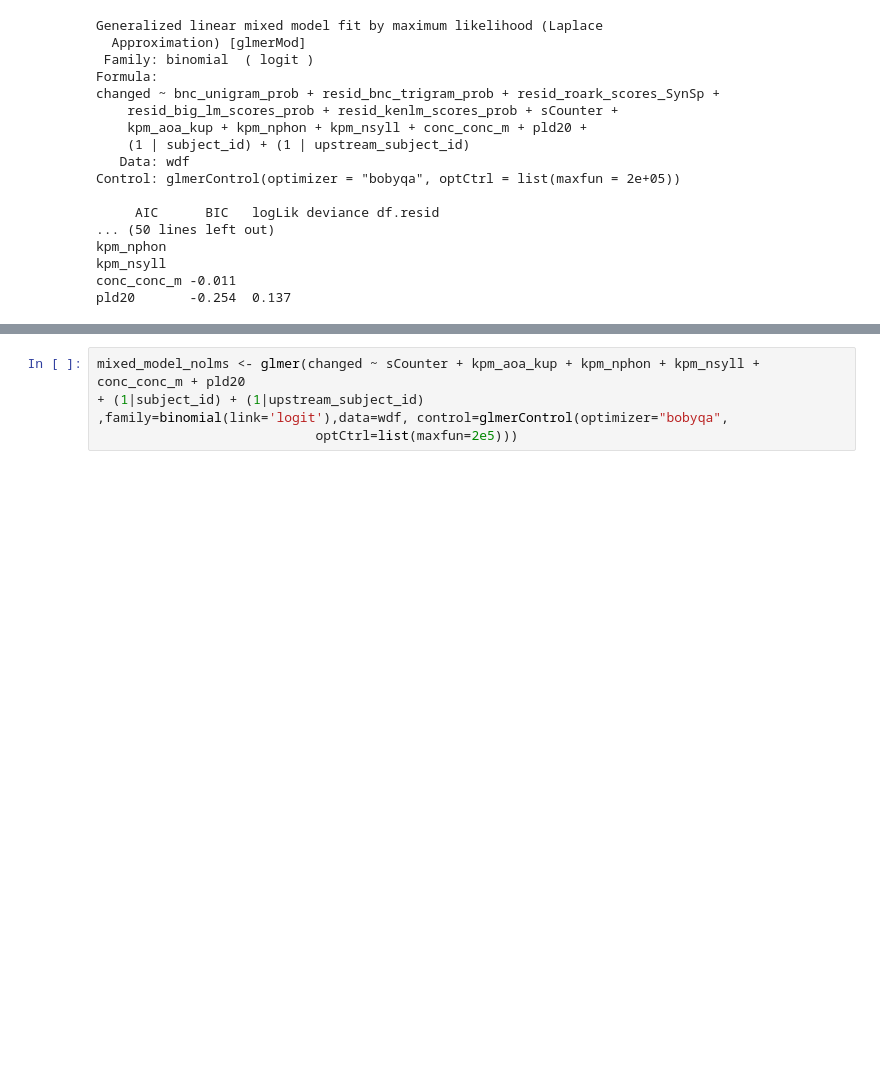
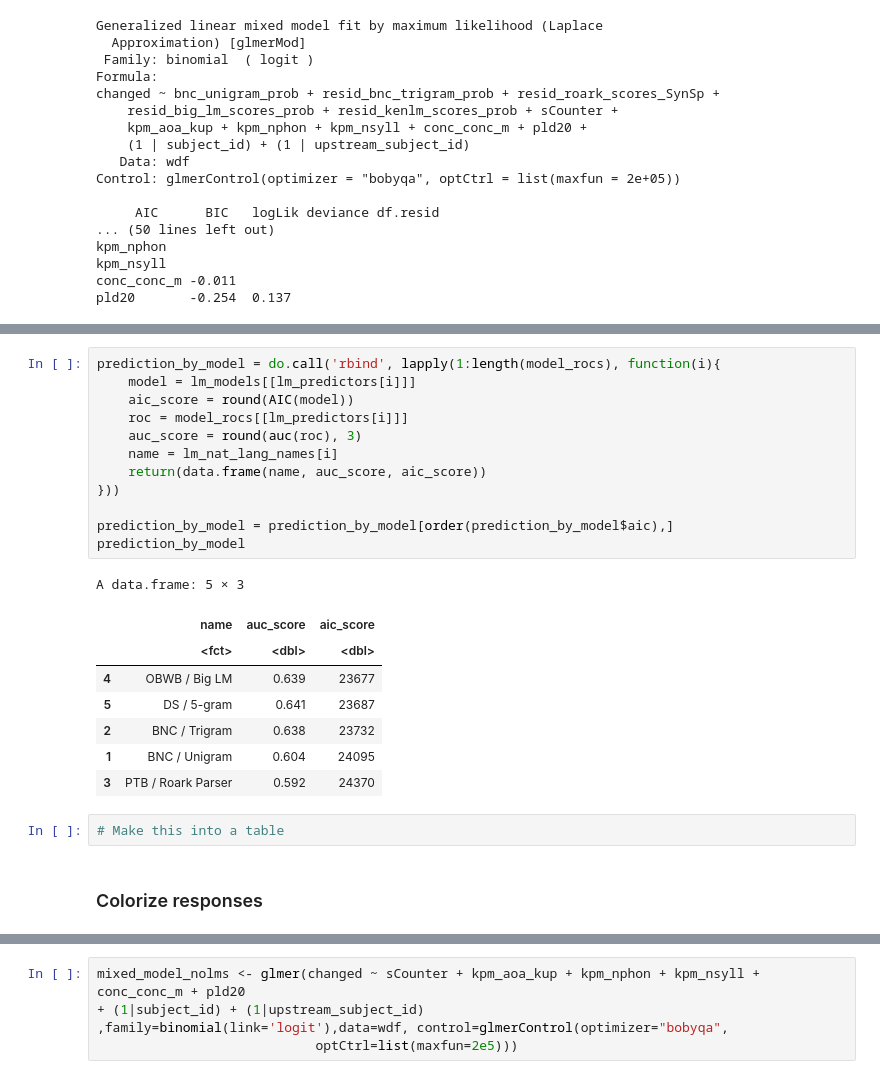
Before and after one commit to smeylan/telephone-analysis-public, a Jupyter notebook: Error Prediction Model - Logistic Regression.ipynb, the cells around one changed output, grey strips where cells are left out. Drawn from its saved outputs; the diff is of its cells as text; blank space fills up the shorter version.

```diff
--- a/Error Prediction Model - Logistic Regression.ipynb
+++ b/Error Prediction Model - Logistic Regression.ipynb
@@ -286,0 +425,25 @@ pld20       -0.254  0.137
+# %%
+prediction_by_model = do.call('rbind', lapply(1:length(model_rocs), function(i){
+    model = lm_models[[lm_predictors[i]]]
+    aic_score = round(AIC(model))
+    roc = model_rocs[[lm_predictors[i]]]
+    auc_score = round(auc(roc), 3)
+    name = lm_nat_lang_names[i]
+    return(data.frame(name, auc_score, aic_score))
+}))
+
+prediction_by_model = prediction_by_model[order(prediction_by_model$aic),]
+prediction_by_model
+# %% [output]
+A data.frame: 5 × 3
+|  | name | auc_score | aic_score |
+|  | <fct> | <dbl> | <dbl> |
+| 4 | OBWB / Big LM | 0.639 | 23677 |
+| 5 | DS / 5-gram | 0.641 | 23687 |
+| 2 | BNC / Trigram | 0.638 | 23732 |
+| 1 | BNC / Unigram | 0.604 | 24095 |
+| 3 | PTB / Roark Parser | 0.592 | 24370 |
+# %%
+# Make this into a table
+# %% [markdown]
+### Colorize responses
```
Also changed, not shown: parts of 16 cells of this notebook, 3 other files.
